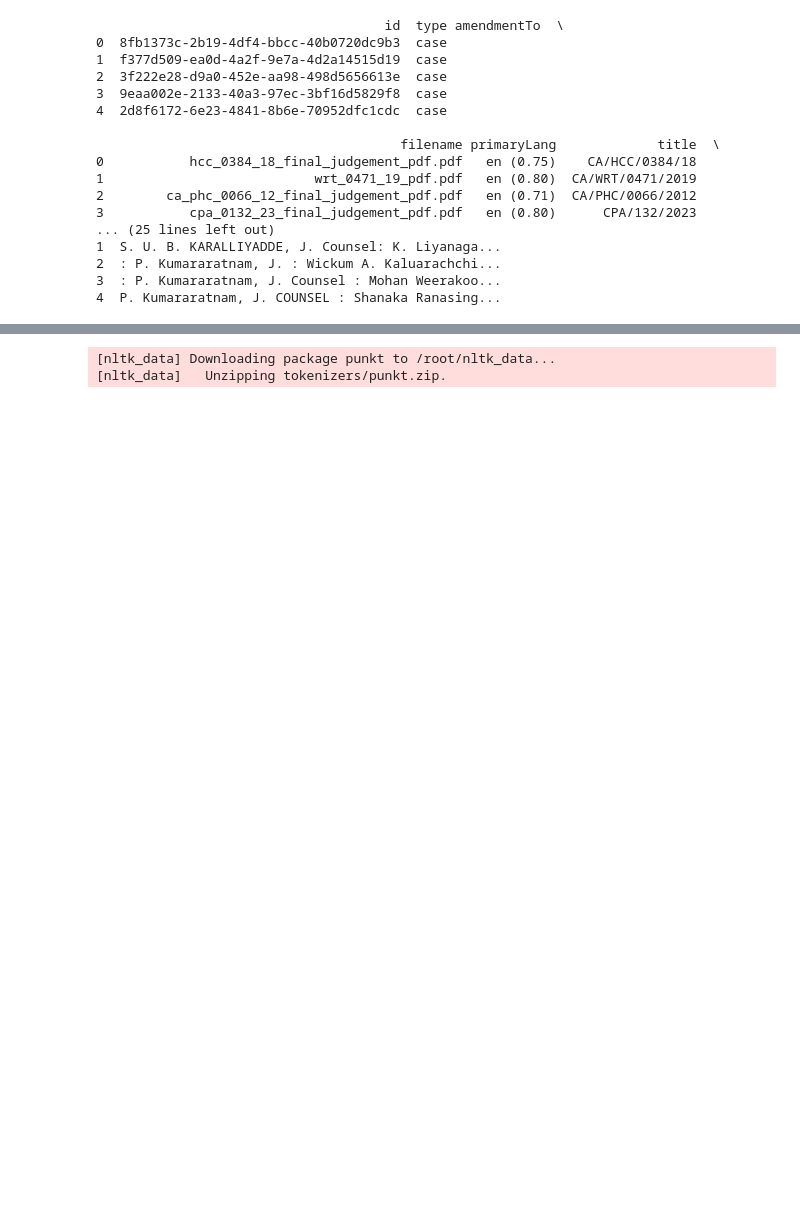
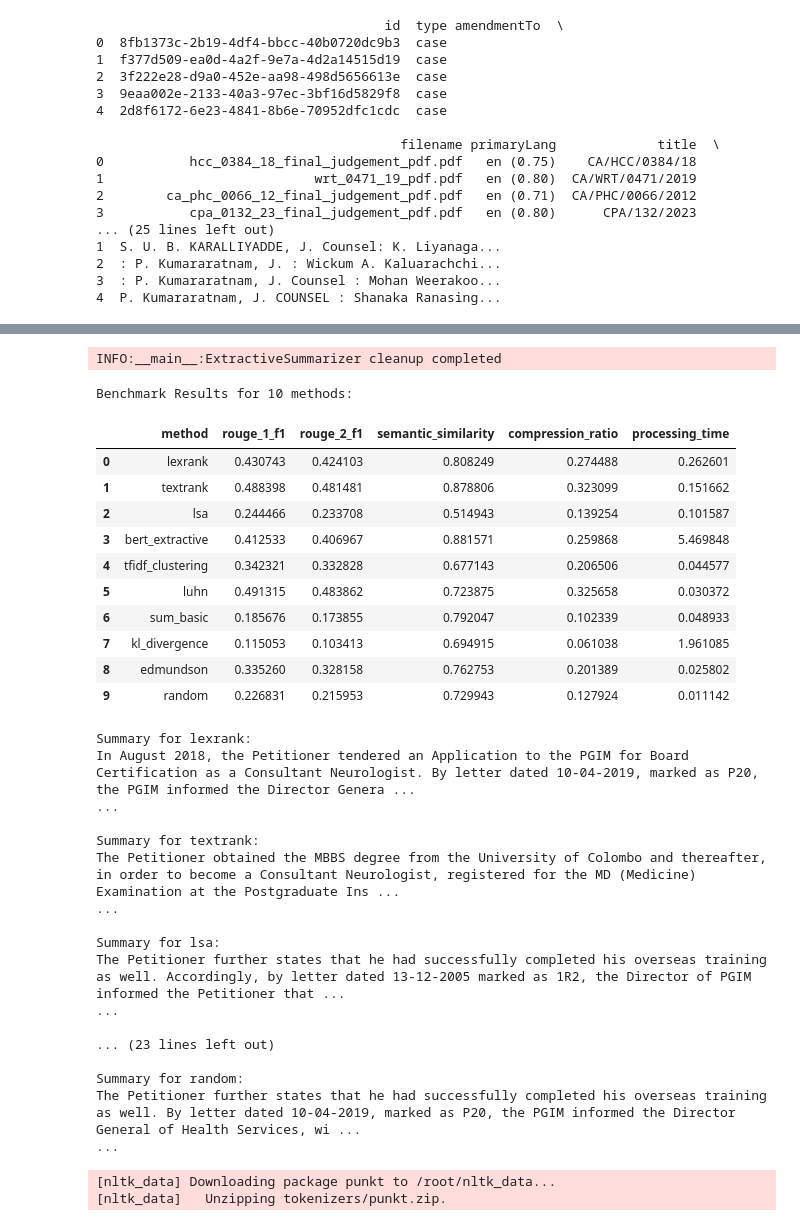
Before and after one commit to HackElite-FYP/Legal-Research-Platform-Core, a Jupyter notebook: summarization.ipynb, the cells around one changed output, grey strips where cells are left out. Cells and saved outputs as stored; diff of their text form; code cells hidden in the pictures; blank space fills up the shorter version.

```diff
--- a/summarization.ipynb
+++ b/summarization.ipynb
@@ -309,0 +816,41 @@ This Court has set aside the order made by the High Court Judge of Kandy to rema
+# %%
+# Example text (replace with your actual data)
+text = cases_df.loc[PROCESSING_CASE_INDEX, 'cleanedText']
+
+# Initialize summarizer
+summarizer = ExtractiveSummarizer()
+
+# Single method usage (equivalent to your original code)
+# result = summarizer.summarize(
+#     text,
+#     method='lexrank',
+#     summary_ratio=0.1  # 10% as in your original code
+# )
+
+# print("LexRank Summary Result:")
+# print(f"Original word count: {result['original_word_count']}")
+# print(f"Summary word count: {result['summary_word_count']}")
+# print(f"Original sentence count: {result['original_sentence_count']}")
+# print(f"Summary sentence count: {result['sentence_count']}")
+# print(f"Processing time: {result['processing_time']:.3f}s")
+# print("\nFinal Summary:")
+# print(result['summary'])
+
+# Multiple methods comparison
+methods_to_test = ['lexrank', 'textrank', 'lsa', 'bert_extractive', 'tfidf_clustering', 'luhn', 'sum_basic', 'kl_divergence', 'edmundson', 'random']
+summaries, benchmark_results = benchmark_extractive_methods(
+    text,
+    methods_to_test,
+    summary_ratio=0.2
+)
+
+print(f"\nBenchmark Results for {len(methods_to_test)} methods:")
+display(benchmark_results[['method', 'rouge_1_f1', 'rouge_2_f1', 'semantic_similarity',
+                            'compression_ratio', 'processing_time']])
+
+# Display summaries for each method
+for method, summary in summaries.items():
+    print(f"\nSummary for {method}:")
+    print(summary[:500])  # Print first 500 characters of each summary
+    print("...")  # Indicate truncation
+# %% [output]
@@ -309,0 +891,30 @@ This Court has set aside the order made by the High Court Judge of Kandy to rema
+INFO:__main__:ExtractiveSummarizer cleanup completed
+Benchmark Results for 10 methods:
+|  | method | rouge_1_f1 | rouge_2_f1 | semantic_similarity | compression_ratio | processing_time |
+| 0 | lexrank | 0.430743 | 0.424103 | 0.808249 | 0.274488 | 0.262601 |
+| 1 | textrank | 0.488398 | 0.481481 | 0.878806 | 0.323099 | 0.151662 |
+| 2 | lsa | 0.244466 | 0.233708 | 0.514943 | 0.139254 | 0.101587 |
+| 3 | bert_extractive | 0.412533 | 0.406967 | 0.881571 | 0.259868 | 5.469848 |
+| 4 | tfidf_clustering | 0.342321 | 0.332828 | 0.677143 | 0.206506 | 0.044577 |
+| 5 | luhn | 0.491315 | 0.483862 | 0.723875 | 0.325658 | 0.030372 |
+| 6 | sum_basic | 0.185676 | 0.173855 | 0.792047 | 0.102339 | 0.048933 |
+| 7 | kl_divergence | 0.115053 | 0.103413 | 0.694915 | 0.061038 | 1.961085 |
+| 8 | edmundson | 0.335260 | 0.328158 | 0.762753 | 0.201389 | 0.025802 |
+| 9 | random | 0.226831 | 0.215953 | 0.729943 | 0.127924 | 0.011142 |
+Summary for lexrank:
+In August 2018, the Petitioner tendered an Application to the PGIM for Board Certification as a Consultant Neurologist. By letter dated 10-04-2019, marked as P20, the PGIM informed the Director Genera ...
+...
+
+Summary for textrank:
+The Petitioner obtained the MBBS degree from the University of Colombo and thereafter, in order to become a Consultant Neurologist, registered for the MD (Medicine) Examination at the Postgraduate Ins ...
+...
+
+Summary for lsa:
+The Petitioner further states that he had successfully completed his overseas training as well. Accordingly, by letter dated 13-12-2005 marked as 1R2, the Director of PGIM informed the Petitioner that ...
+...
+
+... (23 lines left out)
+
+Summary for random:
+The Petitioner further states that he had successfully completed his overseas training as well. By letter dated 10-04-2019, marked as P20, the PGIM informed the Director General of Health Services, wi ...
+...
```
Also changed, not shown: parts of 15 cells of this notebook.
